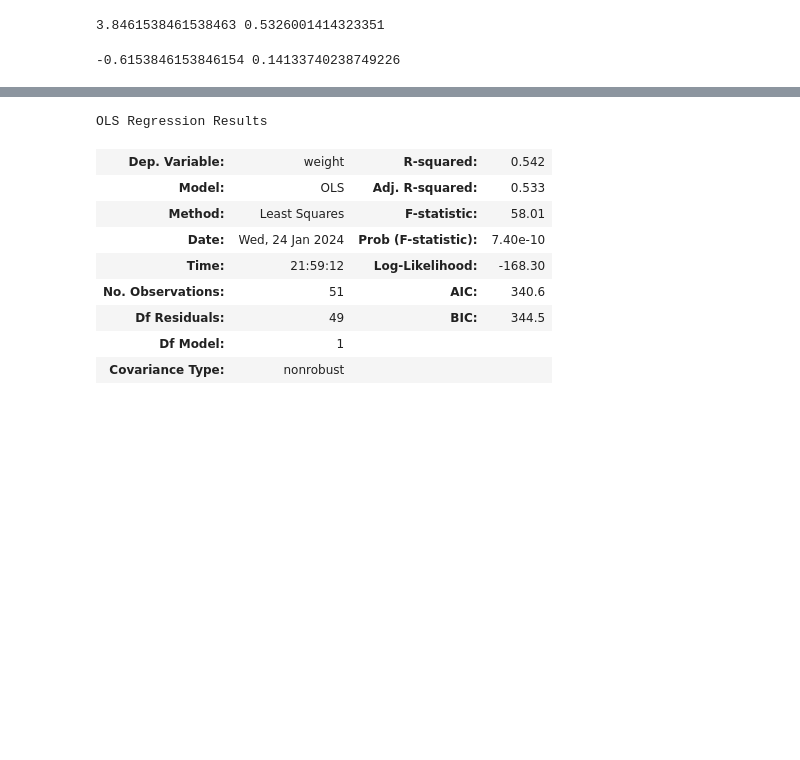
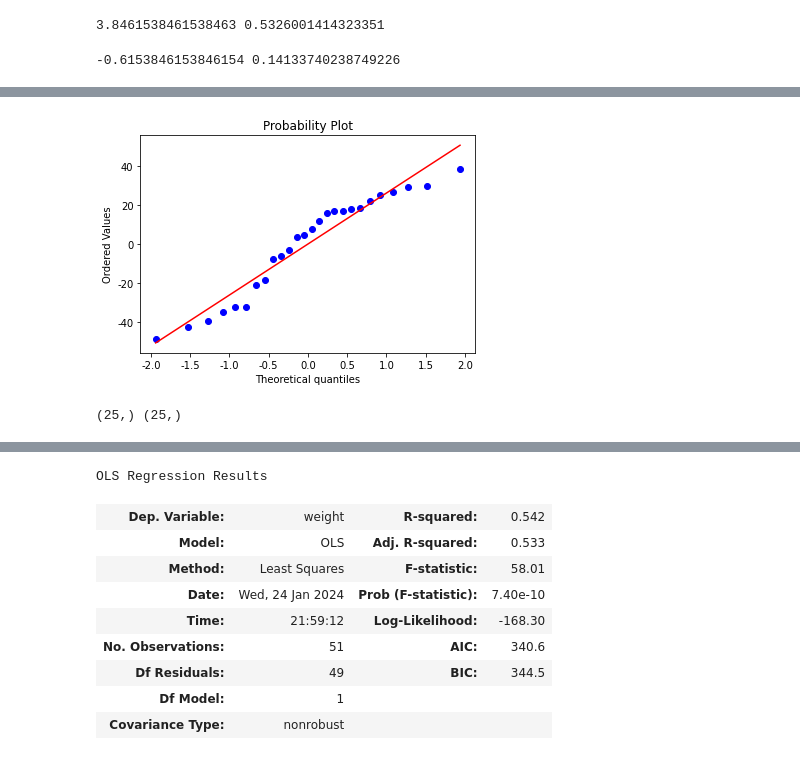
Before and after one commit to klee30810/ADP-study, a Jupyter notebook: stats/pstat/Chap 13. 회귀분석.ipynb, the cells around one changed output, grey strips where cells are left out. Drawn from its saved outputs; the diff is of its cells as text; code cells hidden in the pictures; blank space fills up the shorter version.

```diff
--- a/stats/pstat/Chap 13. 회귀분석.ipynb
+++ b/stats/pstat/Chap 13. 회귀분석.ipynb
@@ -642,0 +741,10 @@ gamma
+# %%
+stats.probplot(x=data['잔차'], dist=stats.norm, plot=plt);
+# %% [output]
+[figure, added]
+# %%
+e_prev = data['잔차'][:len(data['잔차'])-1]
+e_i = data['잔차'][1:]
+print(e_prev.shape, e_i.shape)
+# %% [output]
+(25,) (25,)
```
Also changed, not shown: parts of 88 cells of this notebook, 1 other file.
